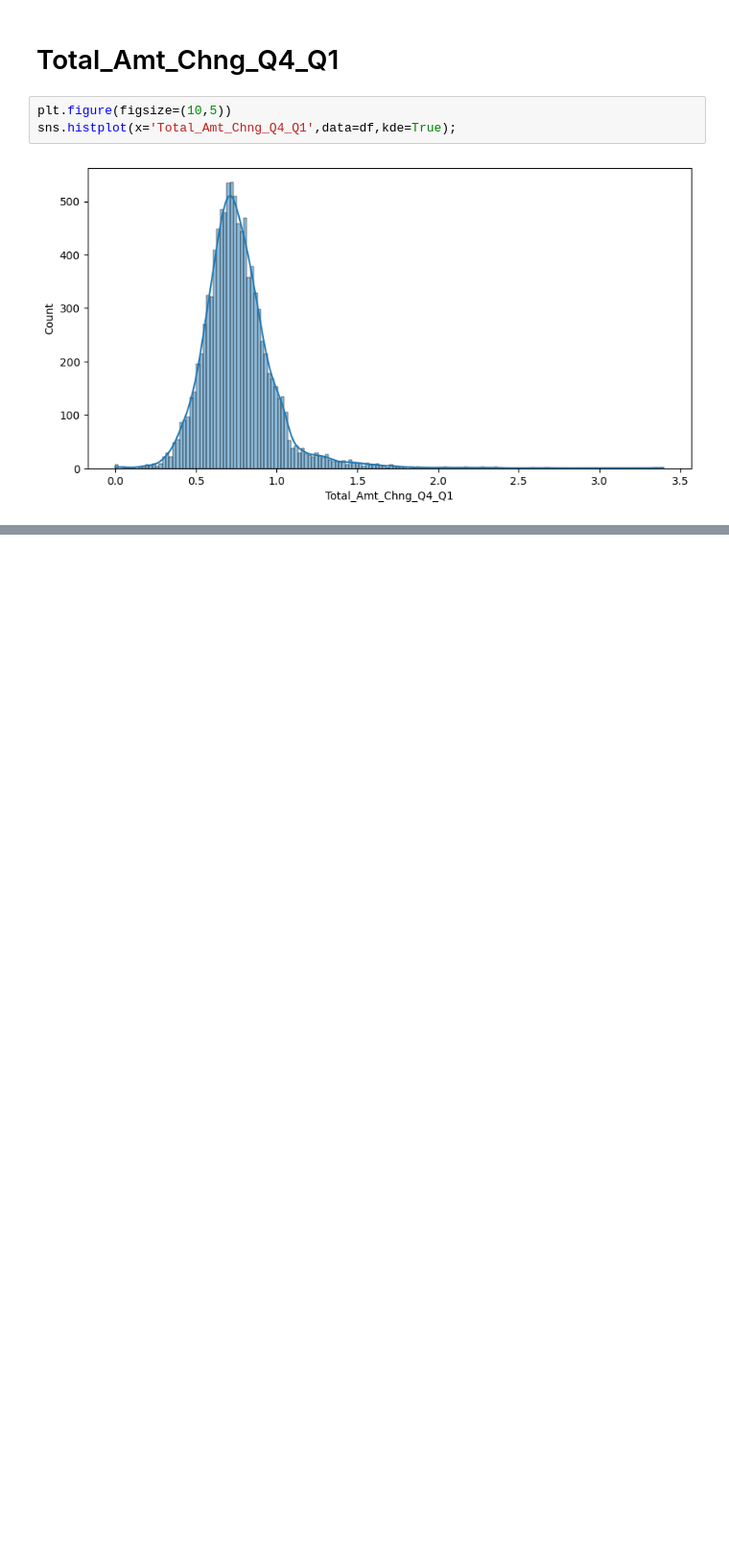
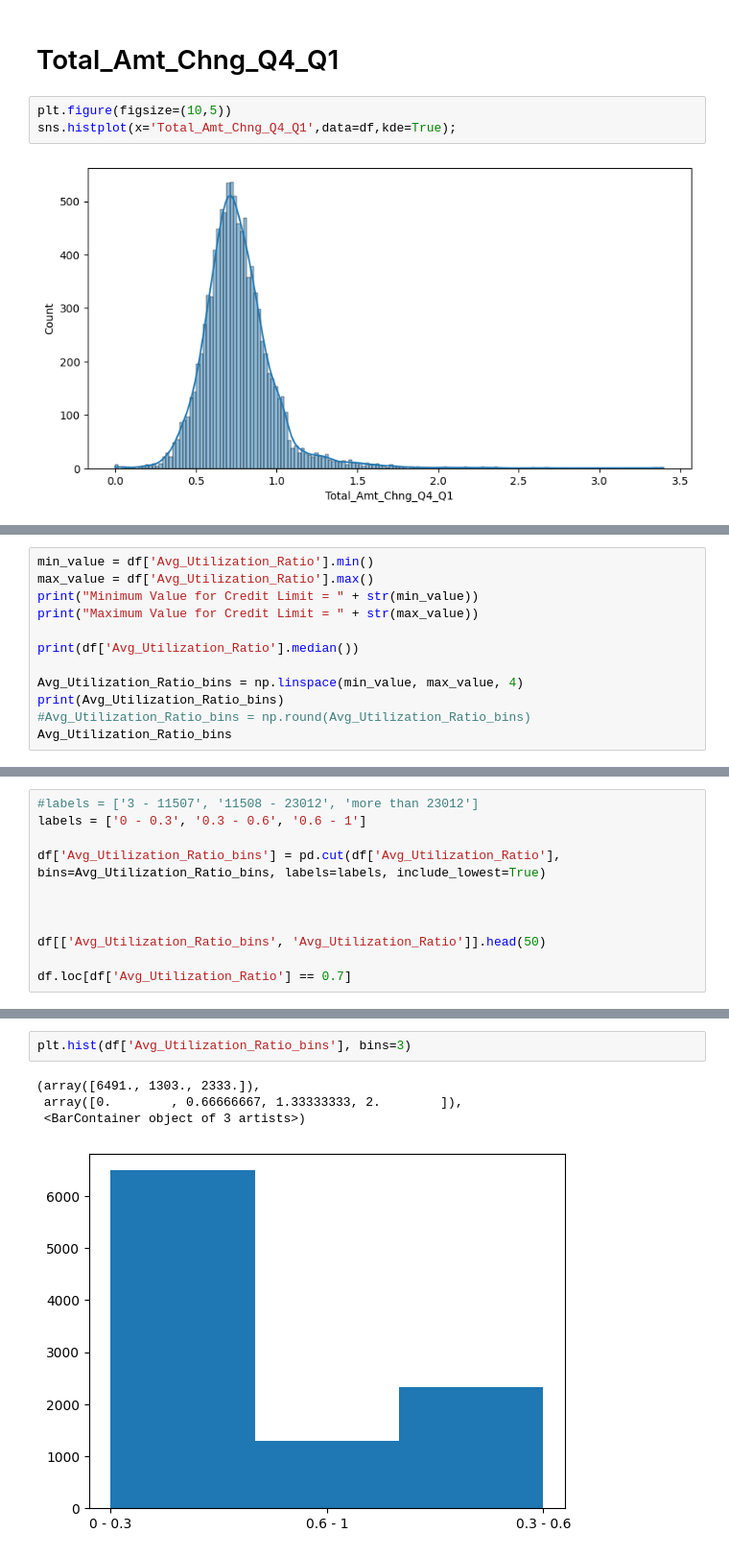
Before and after one commit to change0z/Portfolio, a Jupyter notebook: Data Analysis/Bayesns.ipynb, the cells around one changed output, grey strips where cells are left out. Shown at 96% size. Cells and saved outputs as stored; diff of their text form; blank space fills up the shorter version.

```diff
--- a/Data Analysis/Bayesns.ipynb
+++ b/Data Analysis/Bayesns.ipynb
@@ -815,0 +995,12 @@ sns.histplot(x='Total_Amt_Chng_Q4_Q1',data=df,kde=True);
+# %%
+min_value = df['Avg_Utilization_Ratio'].min()
+max_value = df['Avg_Utilization_Ratio'].max()
+print("Minimum Value for Credit Limit = " + str(min_value))
+print("Maximum Value for Credit Limit = " + str(max_value))
+
+print(df['Avg_Utilization_Ratio'].median())
+
+Avg_Utilization_Ratio_bins = np.linspace(min_value, max_value, 4)
+print(Avg_Utilization_Ratio_bins)
+#Avg_Utilization_Ratio_bins = np.round(Avg_Utilization_Ratio_bins)
+Avg_Utilization_Ratio_bins
@@ -815,0 +1013,11 @@ sns.histplot(x='Total_Amt_Chng_Q4_Q1',data=df,kde=True);
+# %%
+#labels = ['3 - 11507', '11508 - 23012', 'more than 23012']
+labels = ['0 - 0.3', '0.3 - 0.6', '0.6 - 1']
+
+df['Avg_Utilization_Ratio_bins'] = pd.cut(df['Avg_Utilization_Ratio'], bins=Avg_Utilization_Ratio_bins, labels=labels, include_lowest=True)
+
+
+
+df[['Avg_Utilization_Ratio_bins', 'Avg_Utilization_Ratio']].head(50)
+
+df.loc[df['Avg_Utilization_Ratio'] == 0.7]
@@ -815,0 +1031,7 @@ sns.histplot(x='Total_Amt_Chng_Q4_Q1',data=df,kde=True);
+# %%
+plt.hist(df['Avg_Utilization_Ratio_bins'], bins=3)
+# %% [output]
+(array([6491., 1303., 2333.]),
+ array([0.        , 0.66666667, 1.33333333, 2.        ]),
+ <BarContainer object of 3 artists>)
+[figure, added]
```
Also changed, not shown: parts of 22 cells of this notebook, 1 other file.
